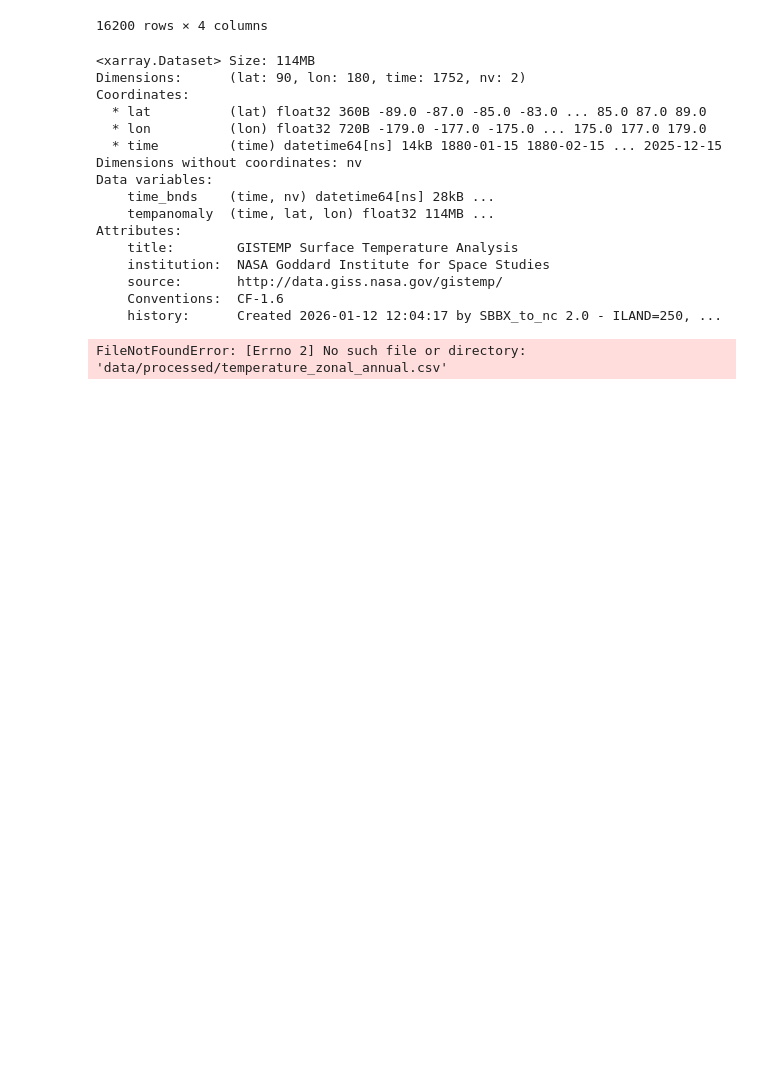
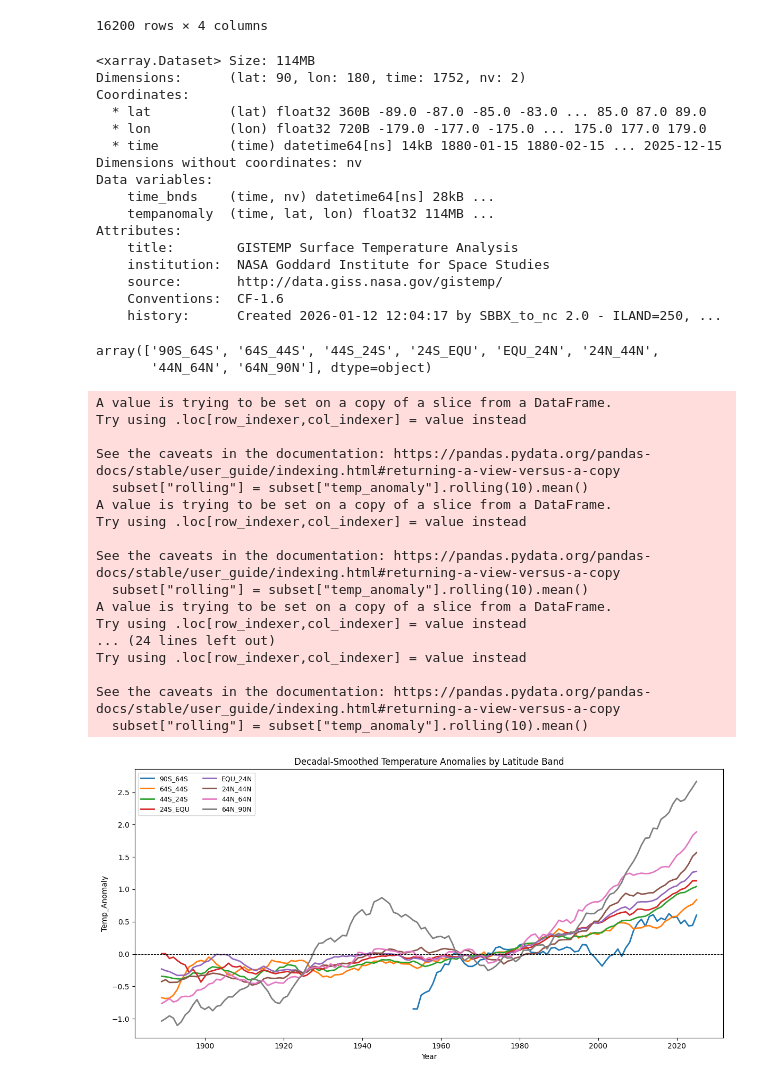
Before and after one commit to RJ2103/Climate-Conflict, a Jupyter notebook: notebooks/01_data_exploration.ipynb, the cells around one changed output. Drawn from its saved outputs; the diff is of its cells as text; code cells hidden in the pictures; blank space fills up the shorter version.

Commit message:
ClimateConflict analysis: data prep, latitude bands, conflict counts

```diff
--- a/notebooks/01_data_exploration.ipynb
+++ b/notebooks/01_data_exploration.ipynb
@@ -81,6 +82,47 @@ Attributes:
     Conventions:  CF-1.6
     history:      Created 2026-01-12 12:04:17 by SBBX_to_nc 2.0 - ILAND=250, ...
 # %%
-df = pd.read_csv("data/processed/temperature_zonal_annual.csv")
+df = pd.read_csv(r"C:\Users\Admin\Desktop\TheObservable\Climate-Conflict\data\processed\temperature_zonal_annual.csv")
-# %% [output]
-FileNotFoundError: [Errno 2] No such file or directory: 'data/processed/temperature_zonal_annual.csv'
+# %%
+df['latitude_band'].unique()
+# %% [output]
+array(['90S_64S', '64S_44S', '44S_24S', '24S_EQU', 'EQU_24N', '24N_44N',
+       '44N_64N', '64N_90N'], dtype=object)
+# %%
+plt.figure(figsize=(12,6))
+
+for band in df['latitude_band'].unique():
+    subset = df[df['latitude_band']==band]
+    subset["rolling"] = subset["temp_anomaly"].rolling(10).mean()
+
+    plt.plot(subset['year'], subset['rolling'], label=band, linewidth=2)
+
+plt.title("Decadal-Smoothed Temperature Anomalies by Latitude Band")
+plt.axhline(0, color="black", linewidth=0.8, linestyle="--")
+plt.xlabel("Year")
+plt.ylabel("Temp_Anomaly")
+plt.legend(ncol=2, fontsize=9)
+plt.tight_layout()
+plt.show()
+
+
+#warnings.filterwarnings(all)
+# %% [output]
+A value is trying to be set on a copy of a slice from a DataFrame.
+Try using .loc[row_indexer,col_indexer] = value instead
+
+See the caveats in the documentation: https://pandas.pydata.org/pandas-docs/stable/user_guide/indexing.html#returning-a-view-versus-a-copy
+  subset["rolling"] = subset["temp_anomaly"].rolling(10).mean()
+A value is trying to be set on a copy of a slice from a DataFrame.
+Try using .loc[row_indexer,col_indexer] = value instead
+
+See the caveats in the documentation: https://pandas.pydata.org/pandas-docs/stable/user_guide/indexing.html#returning-a-view-versus-a-copy
+  subset["rolling"] = subset["temp_anomaly"].rolling(10).mean()
+A value is trying to be set on a copy of a slice from a DataFrame.
+Try using .loc[row_indexer,col_indexer] = value instead
+... (24 lines left out)
+Try using .loc[row_indexer,col_indexer] = value instead
+
+See the caveats in the documentation: https://pandas.pydata.org/pandas-docs/stable/user_guide/indexing.html#returning-a-view-versus-a-copy
+  subset["rolling"] = subset["temp_anomaly"].rolling(10).mean()
+[figure, added]
```
Also changed, not shown: parts of 51 cells of this notebook, 1 other file.
